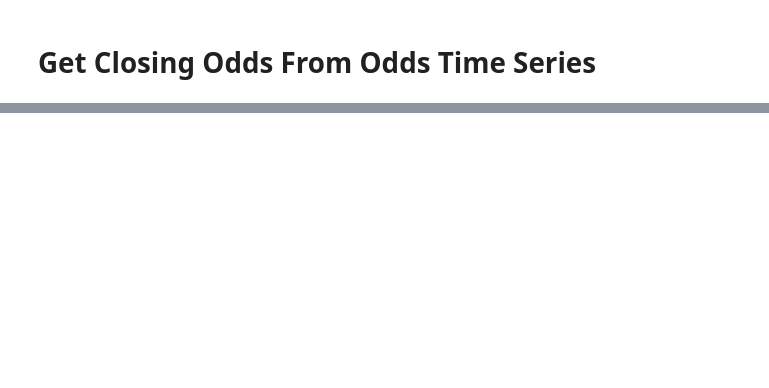
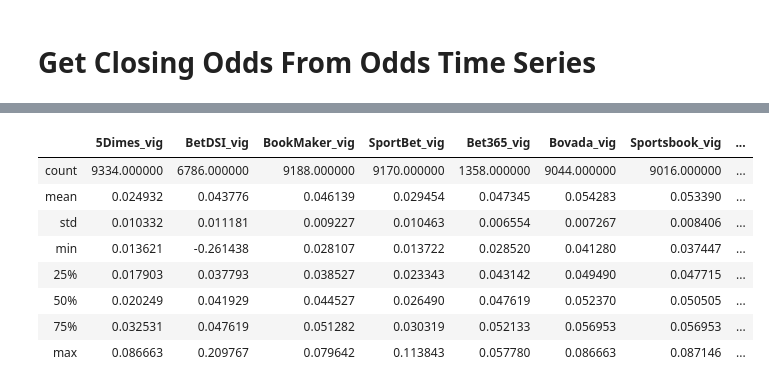
Before and after one commit to iankotliar/UFC_Final, a Jupyter notebook: code/Data_Prep_Post_Scraping/5_get_prefight_closing_odds_from_bestfightodds_time_series_data.ipynb, the cells around one changed output, grey strips where cells are left out. Saved outputs shown, nothing was run; the diff lists cells and outputs as text; code cells hidden in the pictures; blank space fills up the shorter version.

```diff
--- a/code/Data_Prep_Post_Scraping/5_get_prefight_closing_odds_from_bestfightodds_time_series_data.ipynb
+++ b/code/Data_Prep_Post_Scraping/5_get_prefight_closing_odds_from_bestfightodds_time_series_data.ipynb
@@ -111,0 +99,12 @@ finaldf1[finaldf1[[x+"_vig" for x in betting_sites]].apply(lambda x: (x < 0).any
+# %%
+finaldf1[[x+"_vig" for x in betting_sites]].describe()
+# %% [output]
+|  | 5Dimes_vig | BetDSI_vig | BookMaker_vig | SportBet_vig | Bet365_vig | Bovada_vig | Sportsbook_vig | ... |
+| count | 9334.000000 | 6786.000000 | 9188.000000 | 9170.000000 | 1358.000000 | 9044.000000 | 9016.000000 | ... |
+| mean | 0.024932 | 0.043776 | 0.046139 | 0.029454 | 0.047345 | 0.054283 | 0.053390 | ... |
+| std | 0.010332 | 0.011181 | 0.009227 | 0.010463 | 0.006554 | 0.007267 | 0.008406 | ... |
+| min | 0.013621 | -0.261438 | 0.028107 | 0.013722 | 0.028520 | 0.041280 | 0.037447 | ... |
+| 25% | 0.017903 | 0.037793 | 0.038527 | 0.023343 | 0.043142 | 0.049490 | 0.047715 | ... |
+| 50% | 0.020249 | 0.041929 | 0.044527 | 0.026490 | 0.047619 | 0.052370 | 0.050505 | ... |
+| 75% | 0.032531 | 0.047619 | 0.051282 | 0.030319 | 0.052133 | 0.056953 | 0.056953 | ... |
+| max | 0.086663 | 0.209767 | 0.079642 | 0.113843 | 0.057780 | 0.086663 | 0.087146 | ... |
```
Also changed, not shown: parts of 9 cells of this notebook, 3 other files.
